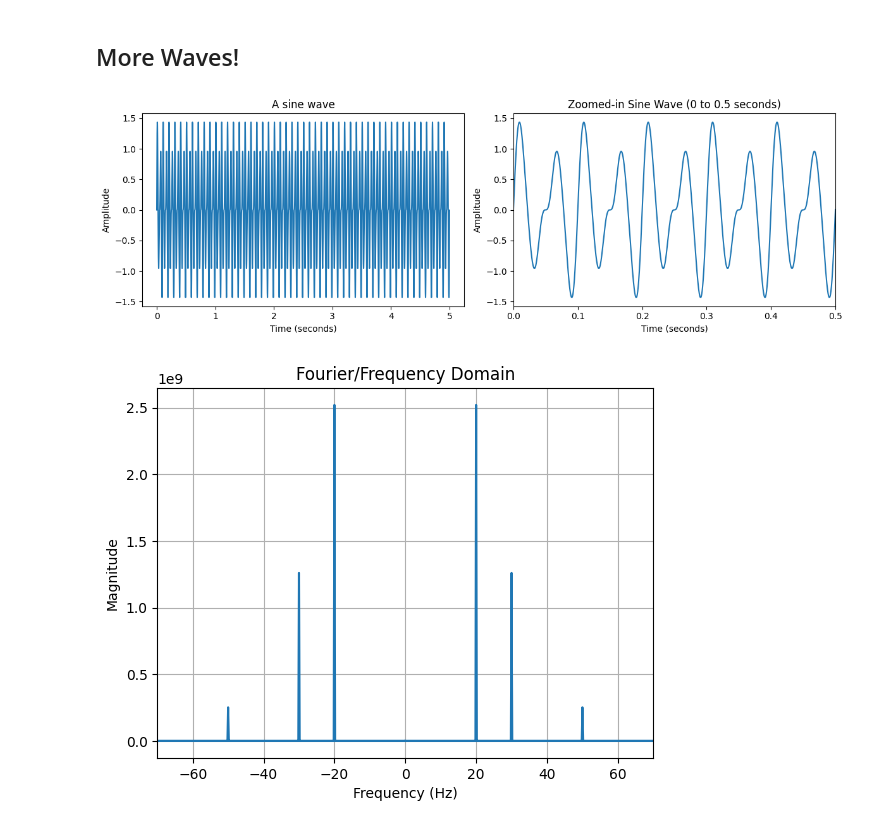
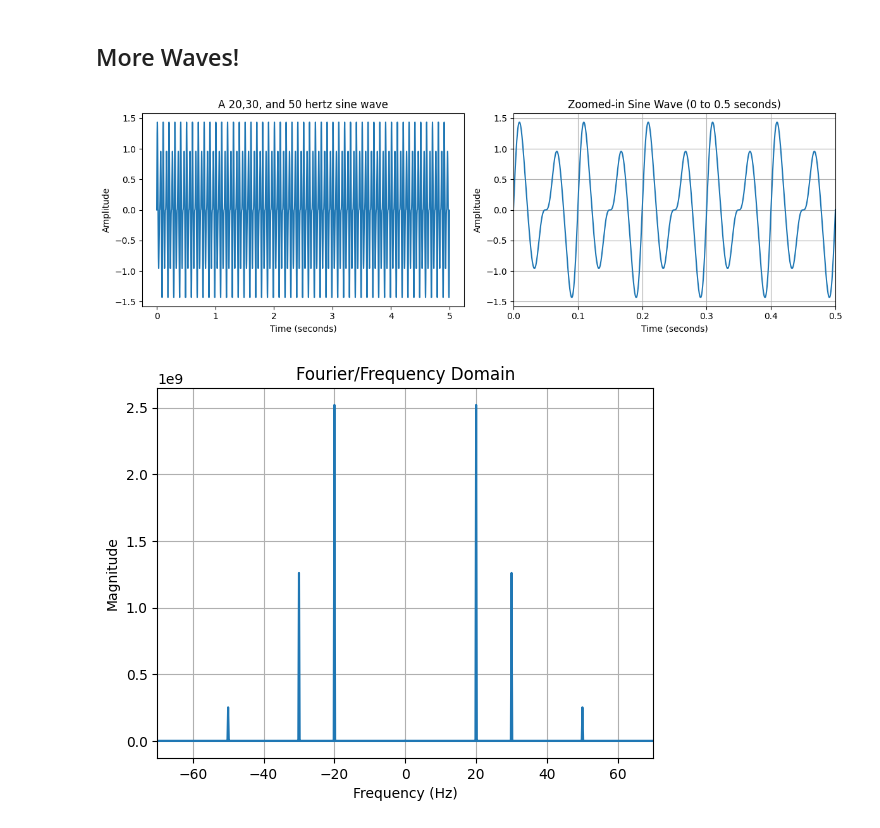
Before and after one commit to mtxslv/audio-processing-with-python, a Jupyter notebook: notebooks/toy_example.ipynb, the cells around one changed output. Cells and saved outputs as stored; diff of their text form; code cells hidden in the pictures.

Commit message:
feat: add title in composite sine example and grid in graphs

```diff
--- a/notebooks/toy_example.ipynb
+++ b/notebooks/toy_example.ipynb
@@ -40,6 +40,7 @@ def plot_with_zoom(time_indexes, curve, frequency_example = None):
 
     # Show the plot
     plt.tight_layout()  # To prevent overlapping of titles and labels
+    plt.grid(True)
     plt.show()
 # %% [markdown]
 # Fourier Domain
@@ -70,12 +71,12 @@ _Filtro Rejeita Faixa (ou Banda)_
 # %%
 # Generate a frequency_example hertz sine wave that lasts for 5 seconds
 _, sine_30 = generate_sine_wave(30, sample_rate_for_example, duration_for_example)  # 440 Hertz is A (Lá)
 _, sine_50 = generate_sine_wave(50, sample_rate_for_example, duration_for_example)
 
 composite_sine = sine_20 + 0.5*sine_30 + 0.1*sine_50
-plot_with_zoom(time_indexes, composite_sine)
+plot_with_zoom(time_indexes, composite_sine, '20,30, and 50')
 # %% [output]
-[figure, old version]
+[figure, new version]
 # %%
 normalized_composite = normalize_samples(composite_sine)
 yf_composite, xf_composite = get_fft_transform(normalized_composite, sample_rate_for_example, duration_for_example)
```
